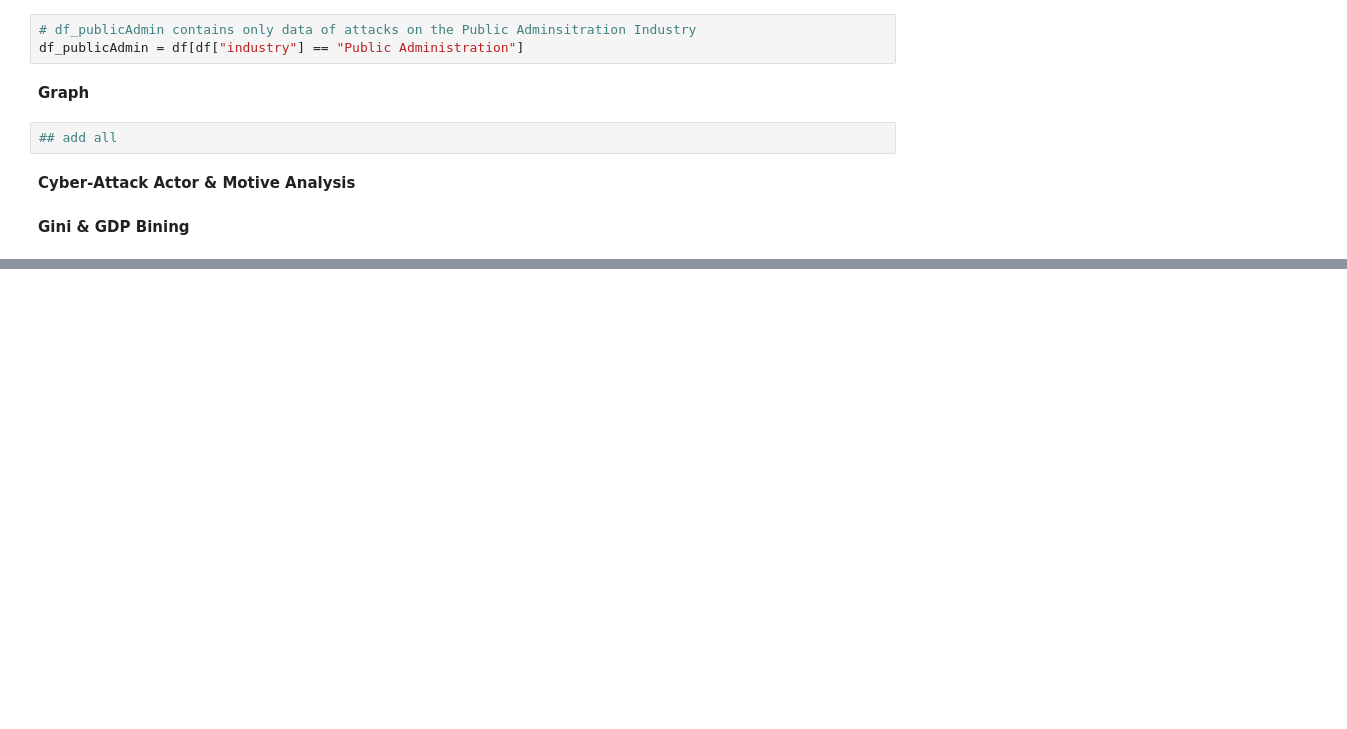
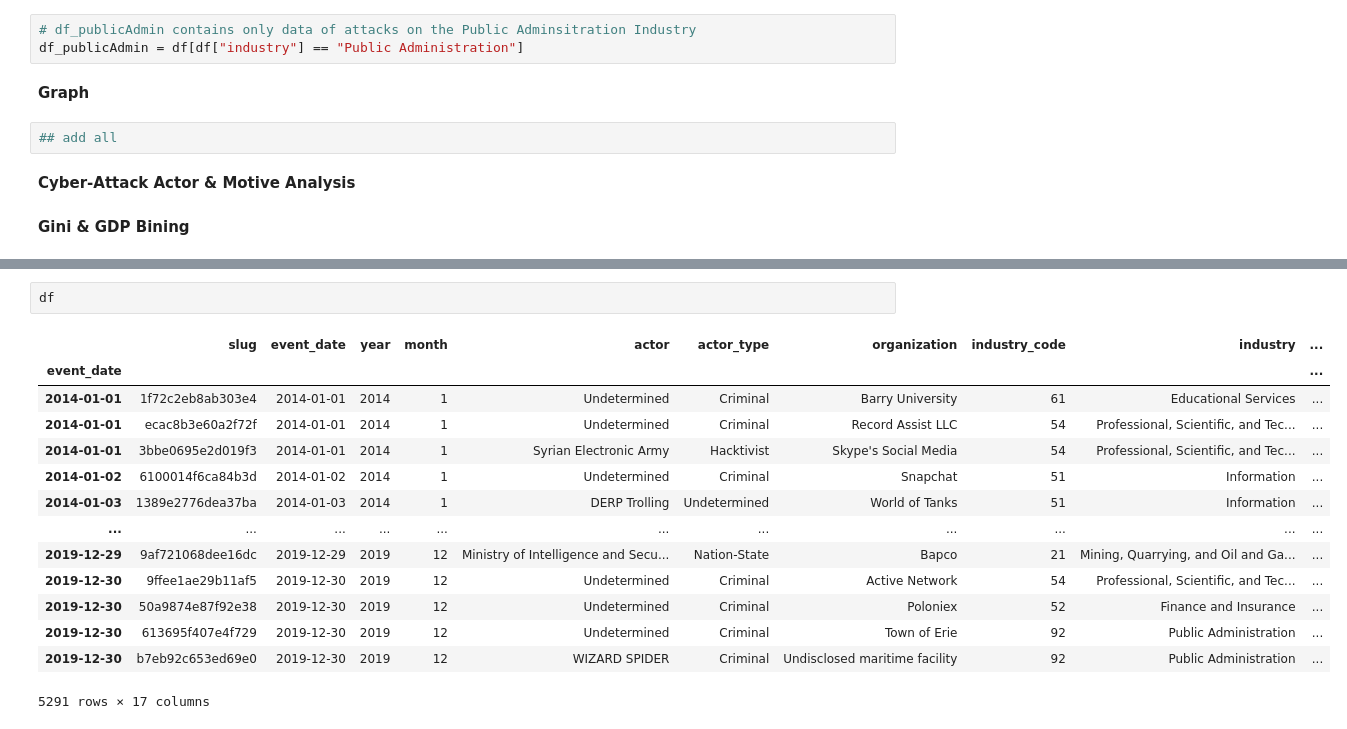
Before and after one commit to Aaron-coderson/Categorizing-Cyber-Attacks, a Jupyter notebook: v2/notebook.ipynb, the cells around one changed output, grey strips where cells are left out. Cells and saved outputs as stored; diff of their text form; blank space fills up the shorter version.

```diff
--- a/v2/notebook.ipynb
+++ b/v2/notebook.ipynb
@@ -304,0 +519,17 @@ Time Series Analysis/
+# %%
+df
+# %% [output]
+|  | slug | event_date | year | month | actor | actor_type | organization | industry_code | industry | ... |
+| event_date |  |  |  |  |  |  |  |  |  | ... |
+| 2014-01-01 | 1f72c2eb8ab303e4 | 2014-01-01 | 2014 | 1 | Undetermined | Criminal | Barry University | 61 | Educational Services | ... |
+| 2014-01-01 | ecac8b3e60a2f72f | 2014-01-01 | 2014 | 1 | Undetermined | Criminal | Record Assist LLC | 54 | Professional, Scientific, and Tec... | ... |
+| 2014-01-01 | 3bbe0695e2d019f3 | 2014-01-01 | 2014 | 1 | Syrian Electronic Army | Hacktivist | Skype's Social Media | 54 | Professional, Scientific, and Tec... | ... |
+| 2014-01-02 | 6100014f6ca84b3d | 2014-01-02 | 2014 | 1 | Undetermined | Criminal | Snapchat | 51 | Information | ... |
+| 2014-01-03 | 1389e2776dea37ba | 2014-01-03 | 2014 | 1 | DERP Trolling | Undetermined | World of Tanks | 51 | Information | ... |
+| ... | ... | ... | ... | ... | ... | ... | ... | ... | ... | ... |
+| 2019-12-29 | 9af721068dee16dc | 2019-12-29 | 2019 | 12 | Ministry of Intelligence and Secu... | Nation-State | Bapco | 21 | Mining, Quarrying, and Oil and Ga... | ... |
+| 2019-12-30 | 9ffee1ae29b11af5 | 2019-12-30 | 2019 | 12 | Undetermined | Criminal | Active Network | 54 | Professional, Scientific, and Tec... | ... |
+| 2019-12-30 | 50a9874e87f92e38 | 2019-12-30 | 2019 | 12 | Undetermined | Criminal | Poloniex | 52 | Finance and Insurance | ... |
+| 2019-12-30 | 613695f407e4f729 | 2019-12-30 | 2019 | 12 | Undetermined | Criminal | Town of Erie | 92 | Public Administration | ... |
+| 2019-12-30 | b7eb92c653ed69e0 | 2019-12-30 | 2019 | 12 | WIZARD SPIDER | Criminal | Undisclosed maritime facility | 92 | Public Administration | ... |
+5291 rows × 17 columns
```
Also changed, not shown: parts of 10 cells of this notebook.
